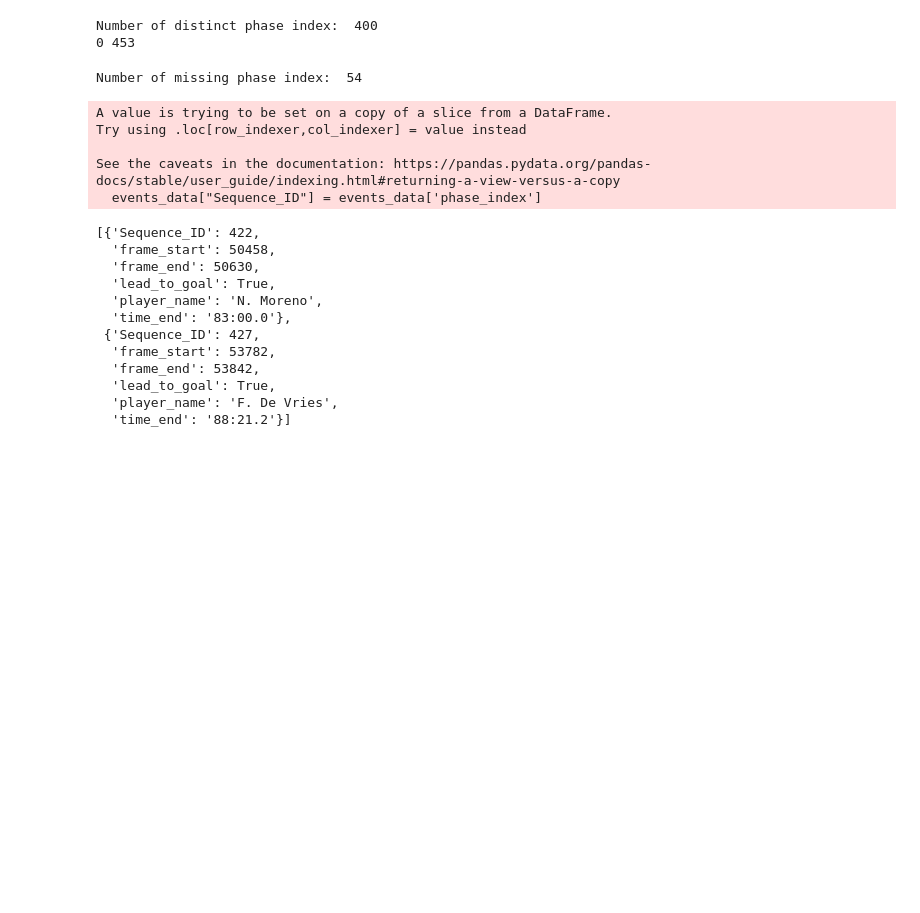
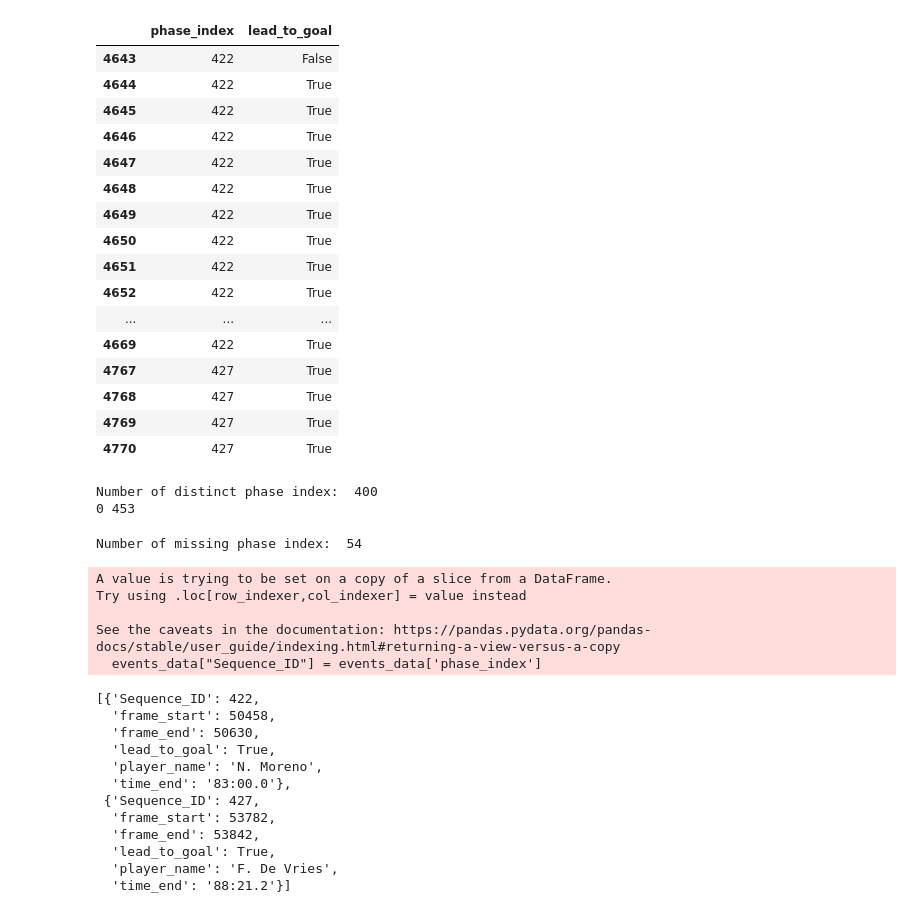
Before and after one commit to MihirT906/PlayTactix, a Jupyter notebook: backend/services/test_data_ingestion.ipynb, the cells around one changed output. Cells and saved outputs as stored; diff of their text form; code cells hidden in the pictures; blank space fills up the shorter version.

```diff
--- a/backend/services/test_data_ingestion.ipynb
+++ b/backend/services/test_data_ingestion.ipynb
@@ -32,3 +32,24 @@ See the caveats in the documentation: https://pandas.pydata.org/pandas-docs/stab
+# %%
+pd.set_option('display.max_columns', None)
+silver_event_data[silver_event_data['phase_index'].isin([422, 427])][['phase_index', 'lead_to_goal']]
+# %% [output]
+|  | phase_index | lead_to_goal |
+| 4643 | 422 | False |
+| 4644 | 422 | True |
+| 4645 | 422 | True |
+| 4646 | 422 | True |
+| 4647 | 422 | True |
+| 4648 | 422 | True |
+| 4649 | 422 | True |
+| 4650 | 422 | True |
+| 4651 | 422 | True |
+| 4652 | 422 | True |
+| ... | ... | ... |
+| 4669 | 422 | True |
+| 4767 | 427 | True |
+| 4768 | 427 | True |
+| 4769 | 427 | True |
+| 4770 | 427 | True |
 # %%
 # print the number of distinc phase index
 print("Number of distinct phase index: ", silver_event_data['phase_index'].nunique())
```
Also changed, not shown: parts of 1 cell of this notebook, 4 other files.
